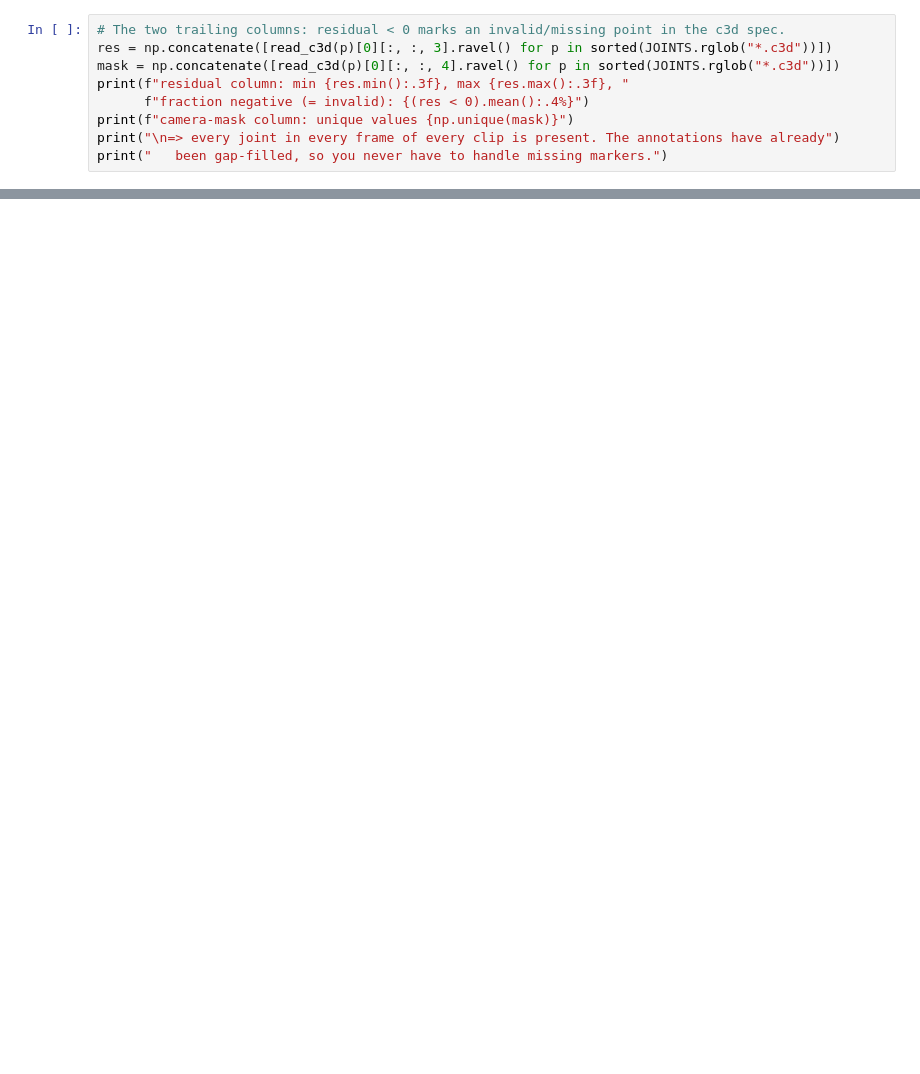
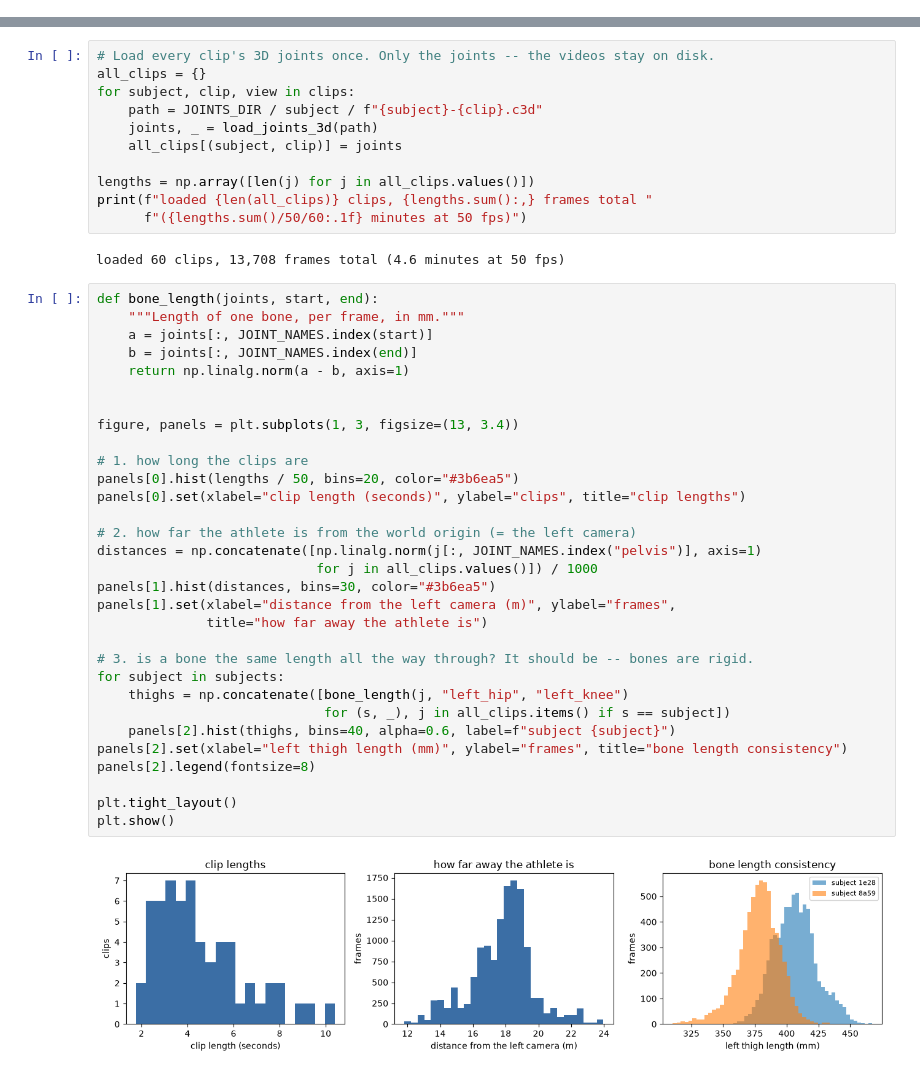
Before and after one commit to SaMT-roy/Meta-MHR, a Jupyter notebook: demos ipynb/aspset_dataset.ipynb, the cells around one changed output, grey strips where cells are left out. Cells and saved outputs as stored; diff of their text form; blank space fills up the shorter version.

```diff
--- a/demos ipynb/aspset_dataset.ipynb
+++ b/demos ipynb/aspset_dataset.ipynb
@@ -252,9 +0,0 @@ the 17 joints, in file order:
-# %%
-# The two trailing columns: residual < 0 marks an invalid/missing point in the c3d spec.
-res = np.concatenate([read_c3d(p)[0][:, :, 3].ravel() for p in sorted(JOINTS.rglob("*.c3d"))])
-mask = np.concatenate([read_c3d(p)[0][:, :, 4].ravel() for p in sorted(JOINTS.rglob("*.c3d"))])
-print(f"residual column: min {res.min():.3f}, max {res.max():.3f}, "
-      f"fraction negative (= invalid): {(res < 0).mean():.4%}")
-print(f"camera-mask column: unique values {np.unique(mask)}")
-print("\n=> every joint in every frame of every clip is present. The annotations have already")
-print("   been gap-filled, so you never have to handle missing markers.")
@@ -927,0 +724,46 @@ consistency: projected-joint bbox vs boxes CSV -> 0.0046 px
+# %%
+# Load every clip's 3D joints once. Only the joints -- the videos stay on disk.
+all_clips = {}
+for subject, clip, view in clips:
+    path = JOINTS_DIR / subject / f"{subject}-{clip}.c3d"
+    joints, _ = load_joints_3d(path)
+    all_clips[(subject, clip)] = joints
+
+lengths = np.array([len(j) for j in all_clips.values()])
+print(f"loaded {len(all_clips)} clips, {lengths.sum():,} frames total "
+      f"({lengths.sum()/50/60:.1f} minutes at 50 fps)")
+# %% [output]
+loaded 60 clips, 13,708 frames total (4.6 minutes at 50 fps)
+# %%
+def bone_length(joints, start, end):
+    """Length of one bone, per frame, in mm."""
+    a = joints[:, JOINT_NAMES.index(start)]
+    b = joints[:, JOINT_NAMES.index(end)]
+    return np.linalg.norm(a - b, axis=1)
+
+
+figure, panels = plt.subplots(1, 3, figsize=(13, 3.4))
+
+# 1. how long the clips are
+panels[0].hist(lengths / 50, bins=20, color="#3b6ea5")
+panels[0].set(xlabel="clip length (seconds)", ylabel="clips", title="clip lengths")
+
+# 2. how far the athlete is from the world origin (= the left camera)
+distances = np.concatenate([np.linalg.norm(j[:, JOINT_NAMES.index("pelvis")], axis=1)
+                            for j in all_clips.values()]) / 1000
+panels[1].hist(distances, bins=30, color="#3b6ea5")
+panels[1].set(xlabel="distance from the left camera (m)", ylabel="frames",
+              title="how far away the athlete is")
+
+# 3. is a bone the same length all the way through? It should be -- bones are rigid.
+for subject in subjects:
+    thighs = np.concatenate([bone_length(j, "left_hip", "left_knee")
+                             for (s, _), j in all_clips.items() if s == subject])
+    panels[2].hist(thighs, bins=40, alpha=0.6, label=f"subject {subject}")
+panels[2].set(xlabel="left thigh length (mm)", ylabel="frames", title="bone length consistency")
+panels[2].legend(fontsize=8)
+
+plt.tight_layout()
+plt.show()
+# %% [output]
+[figure, added]
```
Also changed, not shown: parts of 75 cells of this notebook.
